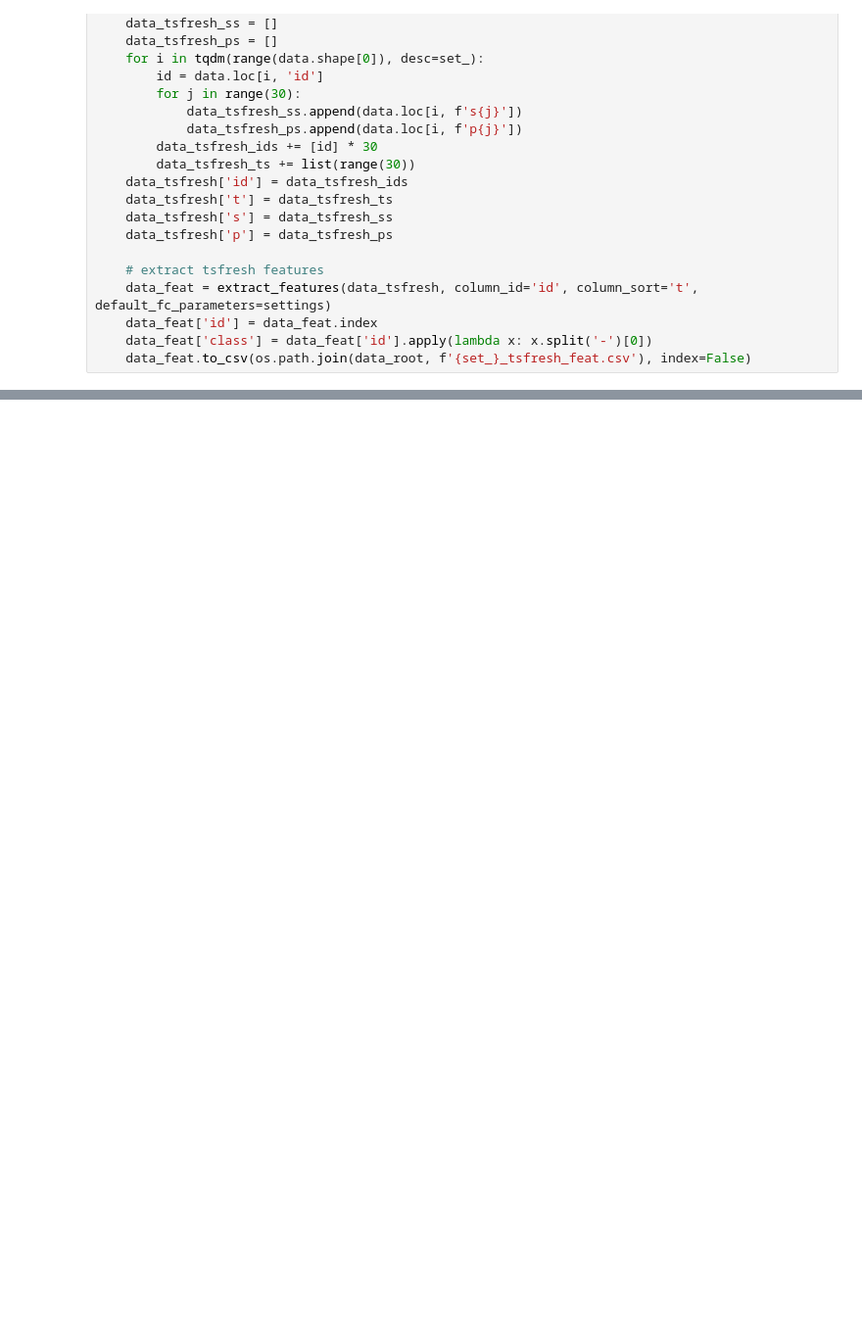
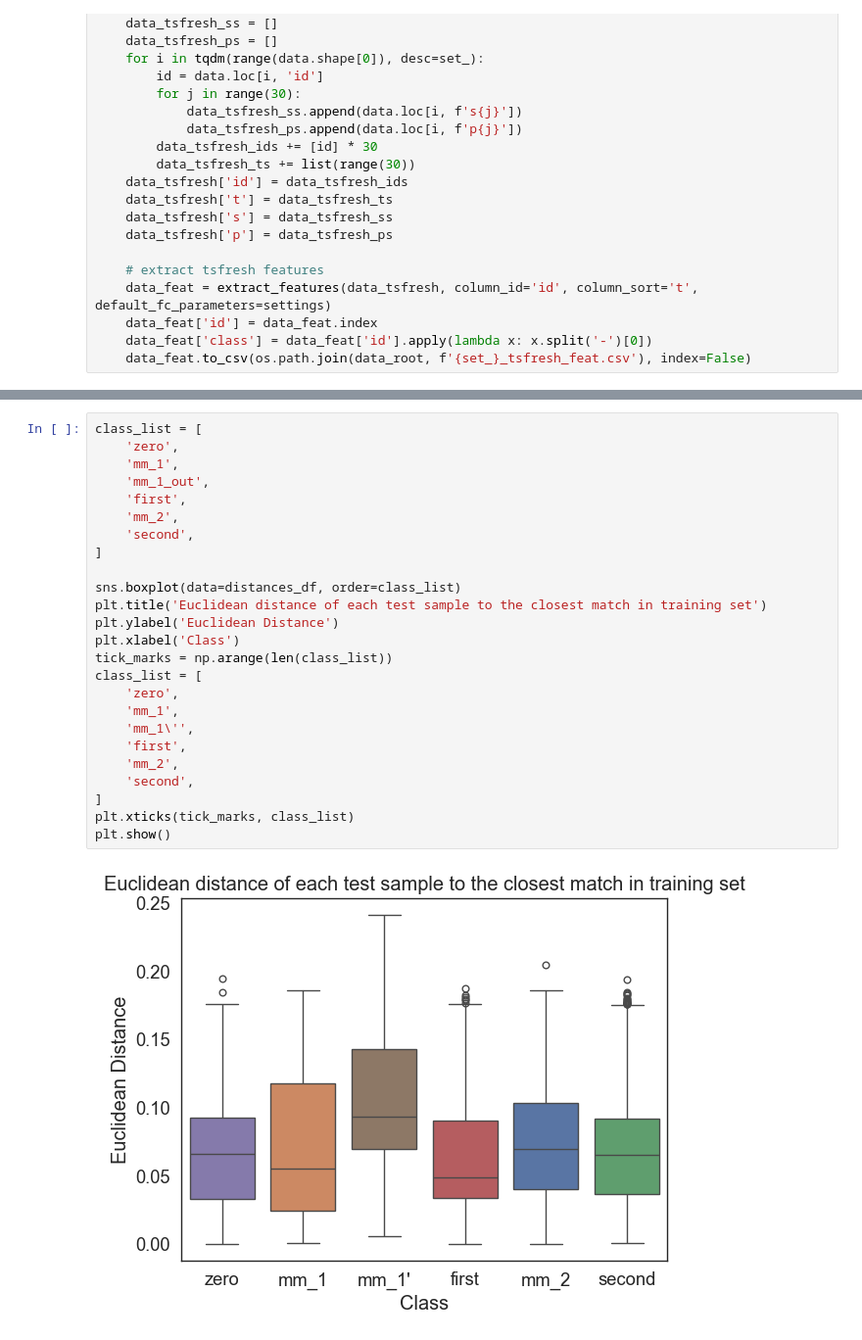
Before and after one commit to tom832/Classification_of_Substrate_Orders_in_Reaction_Kinetics, a Jupyter notebook: prepare_data.ipynb, the cells around one changed output, grey strips where cells are left out. Shown: that part at 98% size. Drawn from its saved outputs; the diff is of its cells as text; blank space fills up the shorter version.

Commit message:
add data distance compare between train and test

```diff
--- a/prepare_data.ipynb
+++ b/prepare_data.ipynb
@@ -514,0 +572,27 @@ for set_ in ['train_val', 'test']:
+# %%
+class_list = [
+    'zero',
+    'mm_1',
+    'mm_1_out',
+    'first',
+    'mm_2',
+    'second',
+]
+
+sns.boxplot(data=distances_df, order=class_list)
+plt.title('Euclidean distance of each test sample to the closest match in training set')
+plt.ylabel('Euclidean Distance')
+plt.xlabel('Class')
+tick_marks = np.arange(len(class_list))
+class_list = [
+    'zero',
+    'mm_1',
+    'mm_1\'',
+    'first',
+    'mm_2',
+    'second',
+]
+plt.xticks(tick_marks, class_list)
+plt.show()
+# %% [output]
+[figure, added]
```
Also changed, not shown: parts of 4 cells of this notebook.
